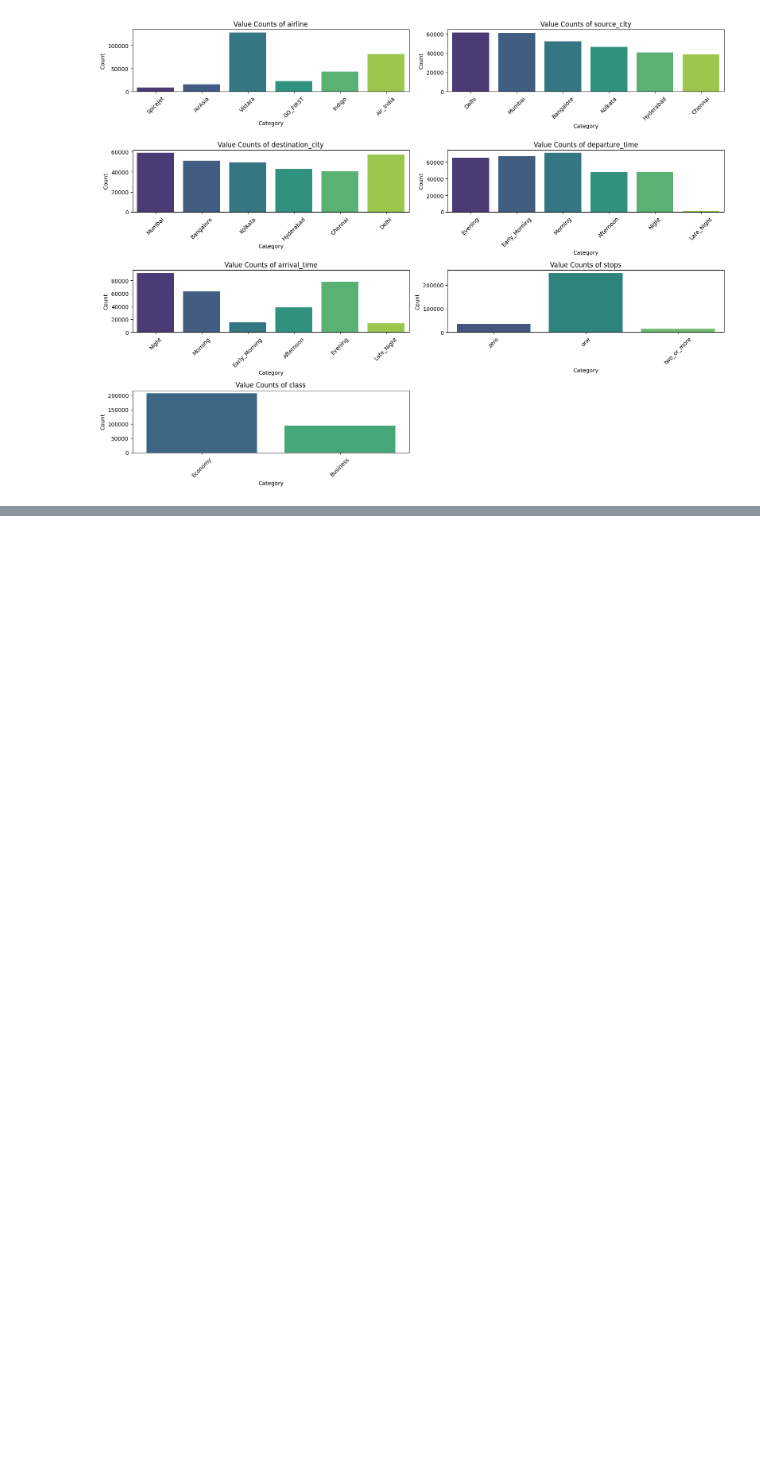
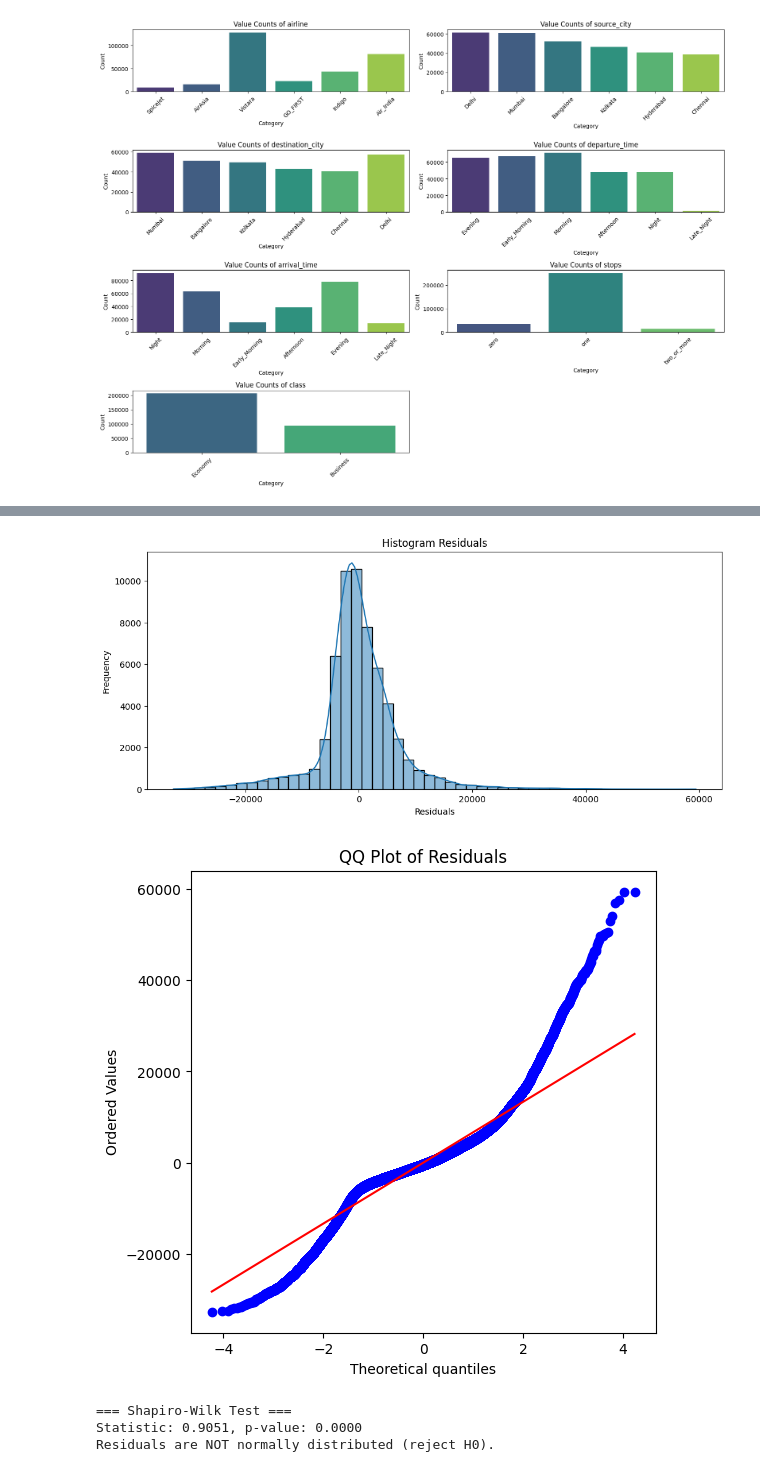
Before and after one commit to agik20/flight-price-prediction, a Jupyter notebook: main.ipynb, the cells around one changed output, grey strips where cells are left out. Drawn from its saved outputs; the diff is of its cells as text; code cells hidden in the pictures; blank space fills up the shorter version.

```diff
--- a/main.ipynb
+++ b/main.ipynb
@@ -182,0 +272,31 @@ plt.show()
+# %%
+import scipy.stats as stats
+
+residuals = y_test - y_pred
+
+plt.figure(figsize=(12,5))
+sns.histplot(residuals, kde=True, bins=50)
+plt.title("Histogram Residuals")
+plt.xlabel("Residuals")
+plt.ylabel("Frequency")
+plt.show()
+
+plt.figure(figsize=(6,6))
+stats.probplot(residuals, dist="norm", plot=plt)
+plt.title("QQ Plot of Residuals")
+plt.show()
+
+shapiro_test = stats.shapiro(residuals)
+print("=== Shapiro-Wilk Test ===")
+print(f"Statistic: {shapiro_test.statistic:.4f}, p-value: {shapiro_test.pvalue:.4f}")
+
+if shapiro_test.pvalue > 0.05:
+    print("Residuals are likely normally distributed (fail to reject H0).")
+else:
+    print("Residuals are NOT normally distributed (reject H0).")
+# %% [output]
+[figure, added]
+[figure, added]
+=== Shapiro-Wilk Test ===
+Statistic: 0.9051, p-value: 0.0000
+Residuals are NOT normally distributed (reject H0).
```
Also changed, not shown: parts of 6 cells of this notebook.
